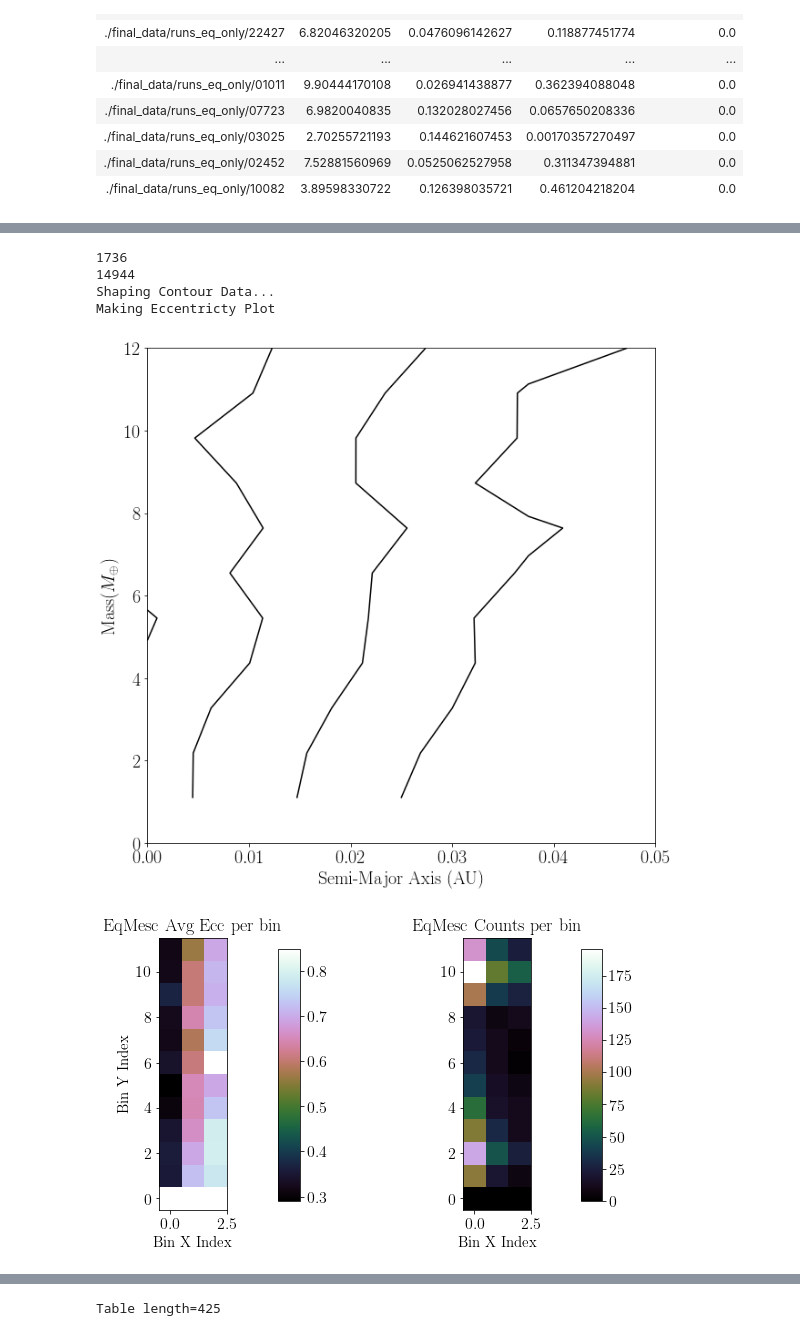
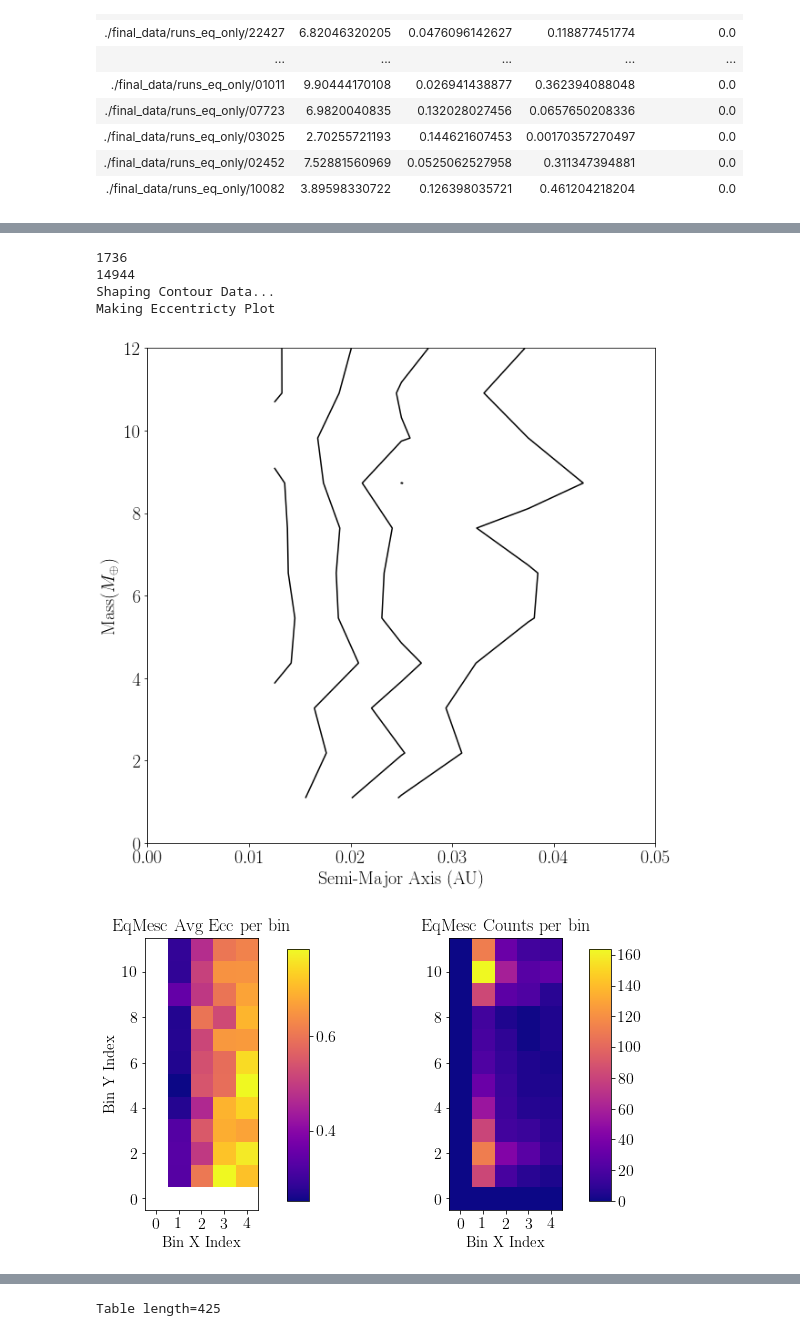
Before and after one commit to dm1681/MergingPerts, a Jupyter notebook: fig_gen.ipynb, the cells around one changed output, grey strips where cells are left out. Drawn from its saved outputs; the diff is of its cells as text; code cells hidden in the pictures.

```diff
--- a/fig_gen.ipynb
+++ b/fig_gen.ipynb
@@ -1022,27 +1024,27 @@ fig.savefig('./figs/strength_hist.pdf', bbox_inches='tight', dpi=300)
 # %%
 # now lets analyze the eqtide+atmesc cases
 merged_data_eqmesc = final_data_eqmesc[np.where(final_data_eqmesc['bMerge_eqmesc'] == 1)]
 n_merged_eqmesc = len(merged_data_eqmesc)
 n_comp_eqmesc = len(final_data_eqmesc[np.where(final_data_eqmesc['bMerge_eqmesc'] != -9999)])
 print(n_merged_eqmesc)
 print(n_comp_eqmesc)
 x_data = merged_data_eqmesc['semi_b_0']
 y_data = merged_data_eqmesc['mass_b_0']
 z_data = merged_data_eqmesc['ecc_b_0']
 
 levels=[0.1,0.2,0.3,0.4,0.5,0.6]
 
 x_axis, y_axis, z_axis, z_meta_axis = make_contour(x_data, y_data, z_data, y_binwidth=1, ylim = (0,12), levels=levels,
-                                      x_binwidth=0.025, xlim=(0,0.05), names='contour_EqMesc',fontsize=20);
+                                      x_binwidth=0.01, xlim=(0,0.05), names='contour_EqMesc',fontsize=20);
 
-make_contour_meta_plots(z_axis, z_meta_axis, 'EqMesc')
+make_contour_meta_plots(z_axis, z_meta_axis, 'EqMesc', cmap='plasma')
 # %% [output]
 1736
 14944
 Shaping Contour Data...
 Making Eccentricty Plot
-[figure, old version]
+[figure, new version]
-[figure, old version]
+[figure, new version]
 # %%
 # now lets filter out the ones that didnt complete...
 completed_eqmesc_data = final_data_eqmesc[np.where(final_data_eqmesc['bMerge_eqmesc'] != -9999)]
```
Also changed, not shown: parts of 25 cells of this notebook, 1 other file.
